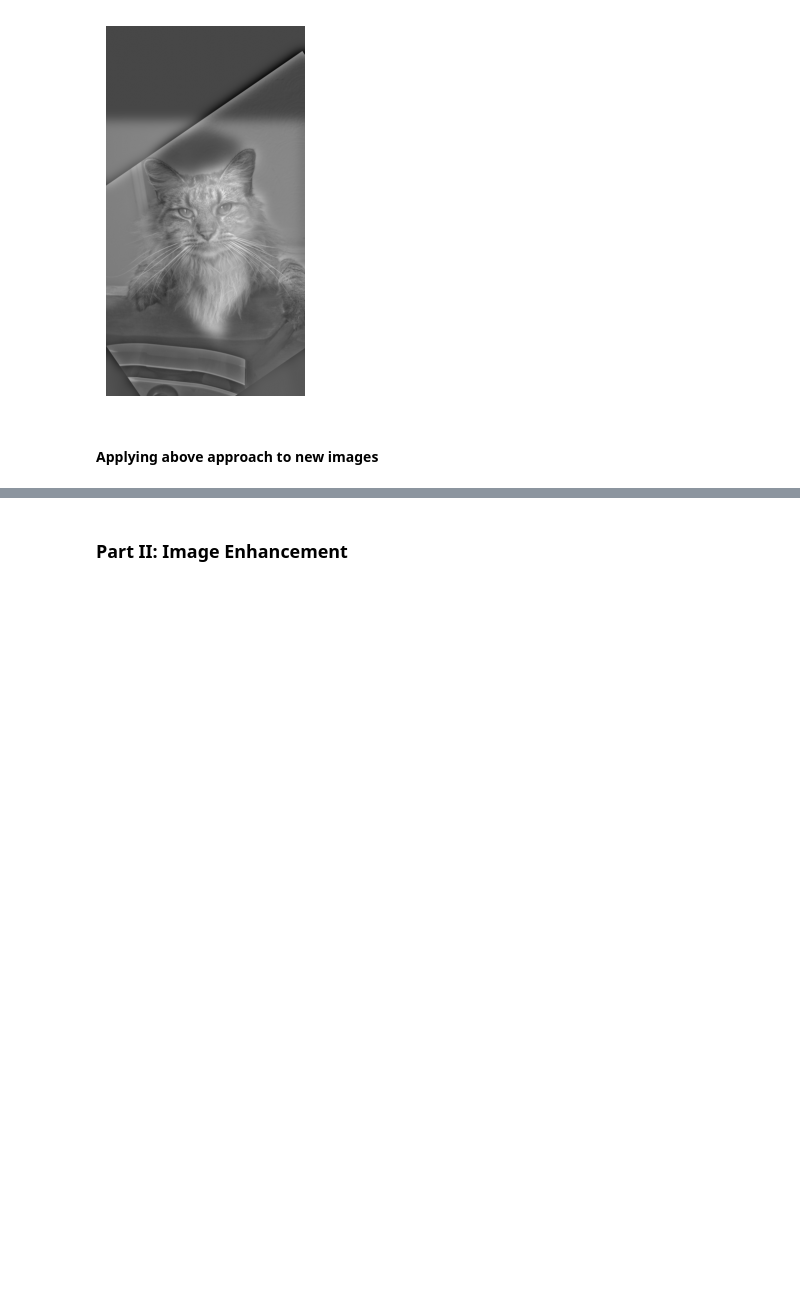
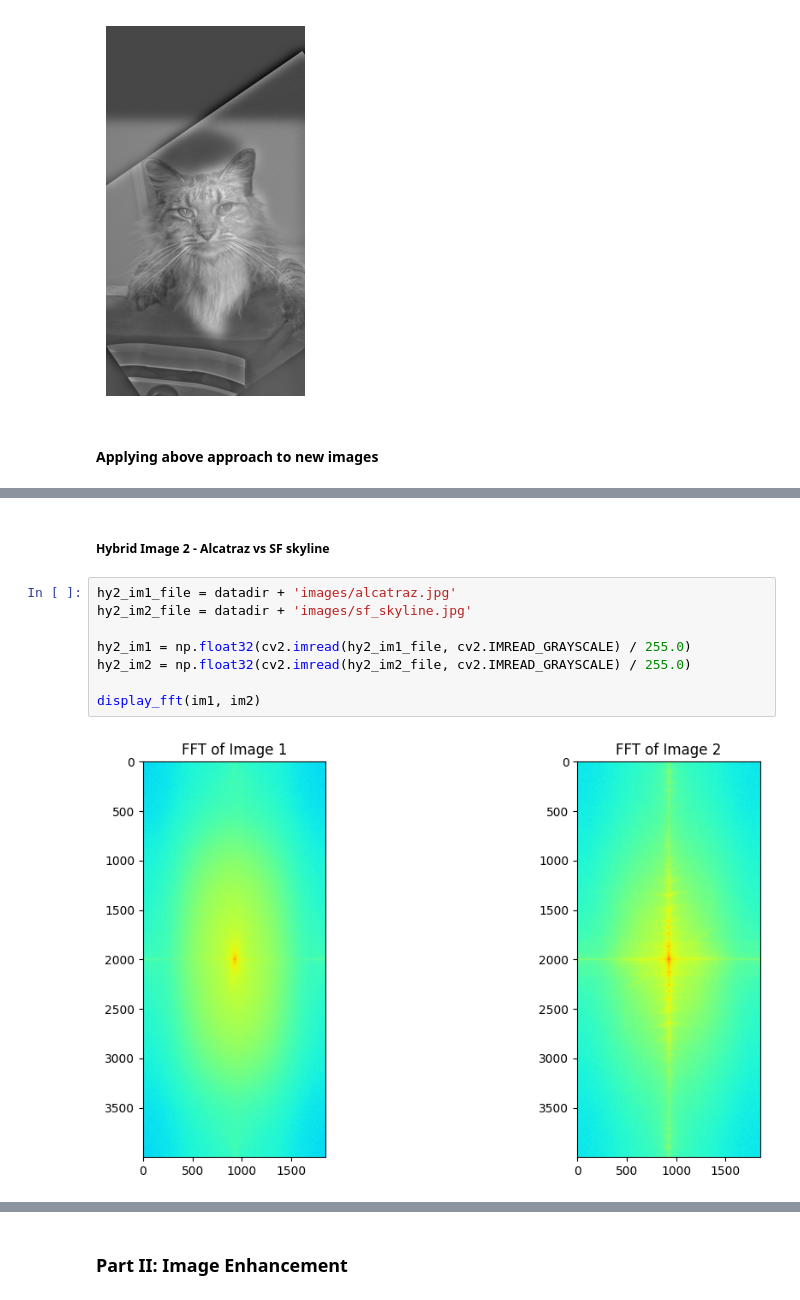
Before and after one commit to qasimza/hybrid-images, a Jupyter notebook: CS445_Proj1_Starter.ipynb, the cells around one changed output, grey strips where cells are left out. Drawn from its saved outputs; the diff is of its cells as text; blank space fills up the shorter version.

```diff
--- a/CS445_Proj1_Starter.ipynb
+++ b/CS445_Proj1_Starter.ipynb
@@ -164,0 +220,12 @@ cropped_object = utils.interactive_crop(im_hybrid)
+# %% [markdown]
+##### Hybrid Image 2 - Alcatraz vs SF skyline
+# %%
+hy2_im1_file = datadir + 'images/alcatraz.jpg'
+hy2_im2_file = datadir + 'images/sf_skyline.jpg'
+
+hy2_im1 = np.float32(cv2.imread(hy2_im1_file, cv2.IMREAD_GRAYSCALE) / 255.0)
+hy2_im2 = np.float32(cv2.imread(hy2_im2_file, cv2.IMREAD_GRAYSCALE) / 255.0)
+
+display_fft(im1, im2)
+# %% [output]
+[figure, added]
```
Also changed, not shown: parts of 13 cells of this notebook, 12 other files.
